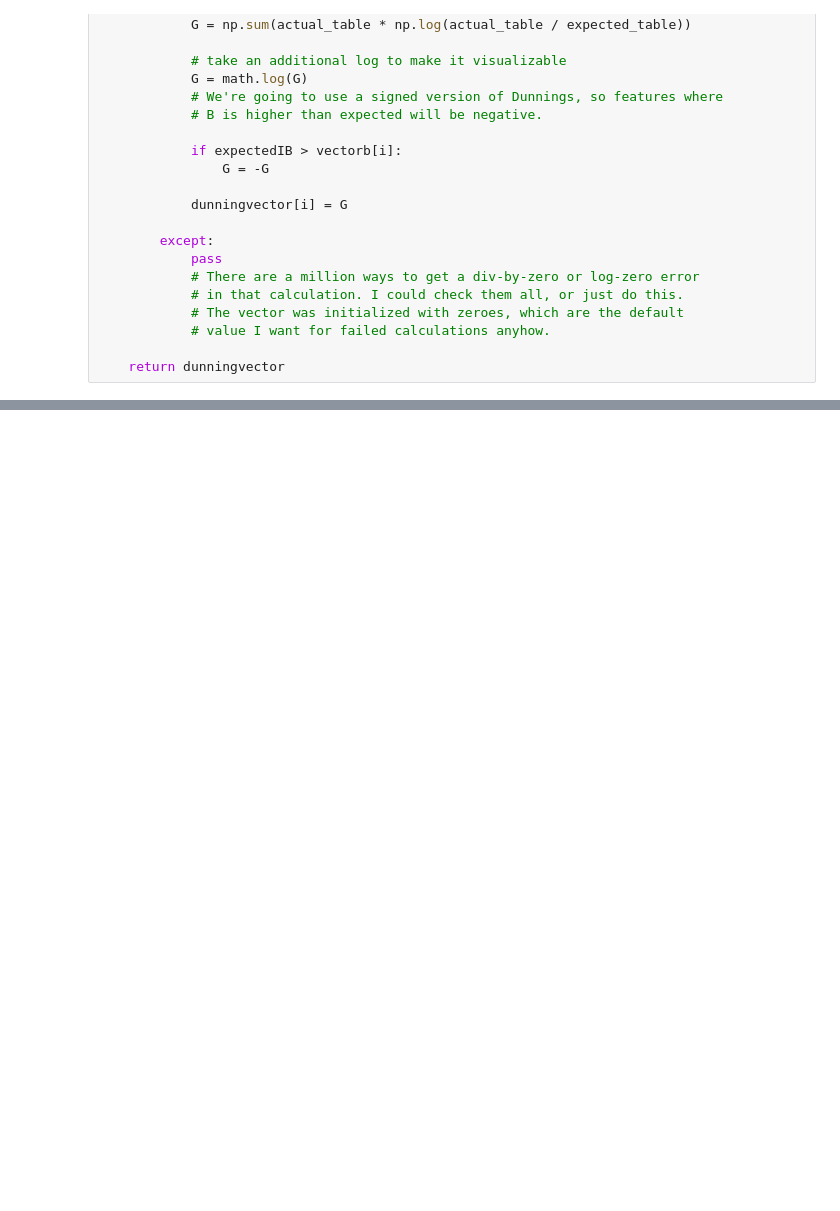
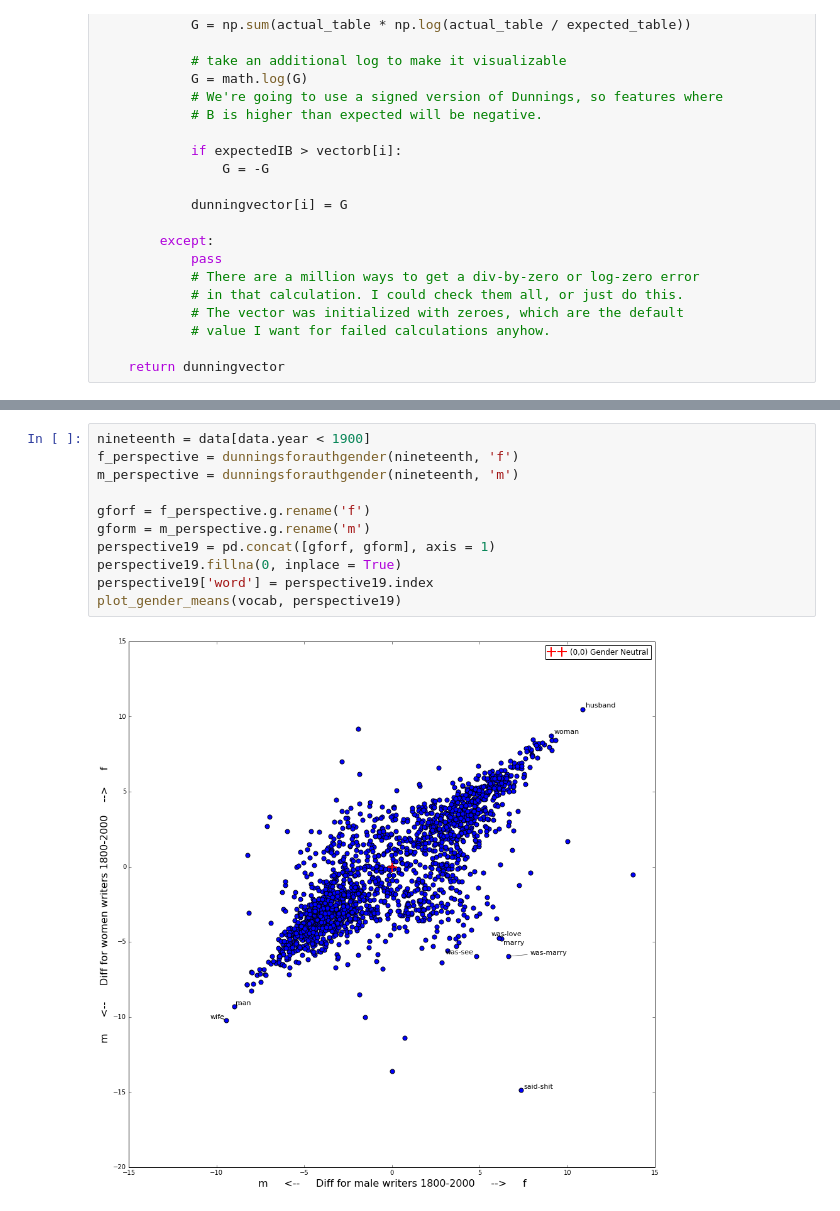
Before and after one commit to tedunderwood/measureperspective, a Jupyter notebook: 2modelingperspectives/gendered_perspectives.ipynb, the cells around one changed output, grey strips where cells are left out. Cells and saved outputs as stored; diff of their text form; blank space fills up the shorter version.

```diff
--- a/2modelingperspectives/gendered_perspectives.ipynb
+++ b/2modelingperspectives/gendered_perspectives.ipynb
@@ -139,0 +242,13 @@ plot_gender_means(vocab, twoperspectives)
+# %%
+nineteenth = data[data.year < 1900]
+f_perspective = dunningsforauthgender(nineteenth, 'f')
+m_perspective = dunningsforauthgender(nineteenth, 'm')
+
+gforf = f_perspective.g.rename('f')
+gform = m_perspective.g.rename('m')
+perspective19 = pd.concat([gforf, gform], axis = 1)
+perspective19.fillna(0, inplace = True)
+perspective19['word'] = perspective19.index
+plot_gender_means(vocab, perspective19)
+# %% [output]
+[figure, added]
```
Also changed, not shown: parts of 9 cells of this notebook, 5 other files.
